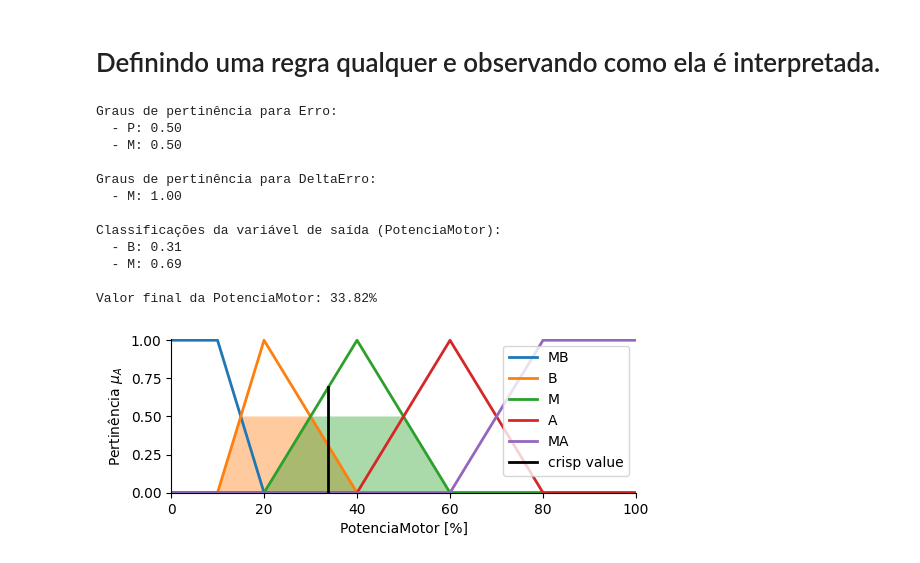
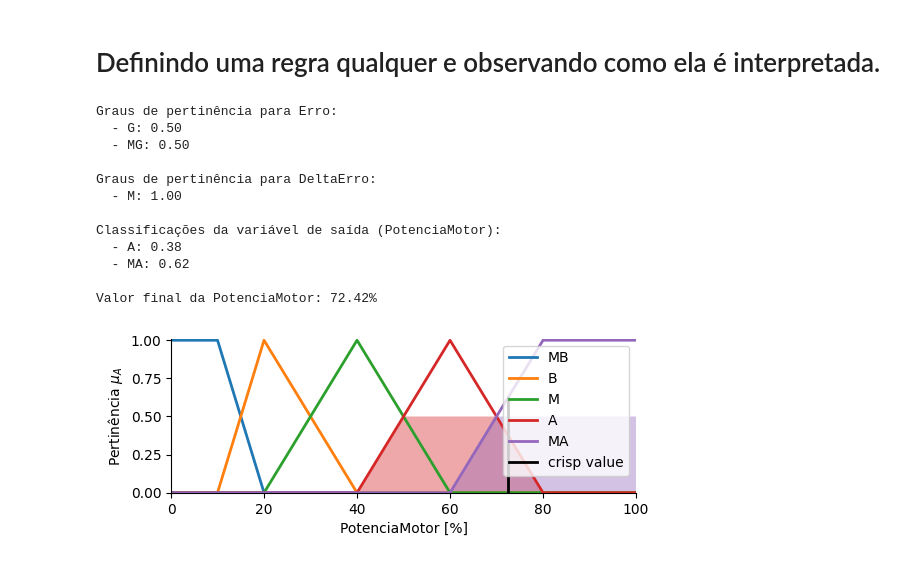
Before and after one commit to leoclamp/Controle_Fuzzy_PD, a Jupyter notebook: fuzzy_PD.ipynb, the cells around one changed output. Drawn from its saved outputs; the diff is of its cells as text; code cells hidden in the pictures.

```diff
--- a/fuzzy_PD.ipynb
+++ b/fuzzy_PD.ipynb
@@ -191,7 +191,7 @@ print(tabulate(pivotTable, headers='keys', tablefmt='fancy_grid', stralign='cent
 ControleErro = ctrl.ControlSystemSimulation(ctrl.ControlSystem(BaseRegras))
 
 # Definindo entradas para Erro e DeltaErro
-ControleErro.input[Erro.label] = 400  # valor desejado para Erro
+ControleErro.input[Erro.label] = 800  # valor desejado para Erro
 ControleErro.input[DeltaErro.label] = 2  # valor desejado para DeltaErro
 
 # Realiza o cálculo do sistema fuzzy
@@ -213,36 +213,36 @@ for delta_nome, delta_mf in DeltaErro.terms.items():
     uI = fuzzy.interp_membership(DeltaErro.universe, delta_mf.mf, ControleErro._get_inputs()[DeltaErro.label])
     if uI > 0:
         print(f"  - {delta_nome}: {uI:.2f}")
         ativacaoDeltaErro.append(delta_nome)
 
 # Valor da variável de saída (PotenciaMotor)
 print(f"\nClassificações da variável de saída ({PotenciaMotor.label}):")
 for termo_nome, termo_mf in PotenciaMotor.terms.items():
     uA = fuzzy.interp_membership(PotenciaMotor.universe, termo_mf.mf, ControleErro.output[PotenciaMotor.label])
     if uA > 0:
         print(f"  - {termo_nome}: {uA:.2f}")
 
 # Exibição gráfica da saída
 PotenciaMotor.view(sim=ControleErro)
 [plt.gca().lines[i].set_linewidth(2) for i in range(len(plt.gca().lines))]
 
 fig = plt.gcf(); axes = fig.gca(); fig.set_size_inches(6, 2)
 axes.set_xlabel(xlabel=f"{PotenciaMotor.label} [%]"); axes.set_ylabel(ylabel=r"Pertinência $\mu_{A}$")
 plt.legend(loc='upper right')
 
 # Resultado final da Potência do Motor
 print(f"\nValor final da {PotenciaMotor.label}: {ControleErro.output[PotenciaMotor.label]:.2f}%")
 # %% [output]
 Graus de pertinência para Erro:
-  - P: 0.50
-  - M: 0.50
+  - G: 0.50
+  - MG: 0.50
 
 Graus de pertinência para DeltaErro:
   - M: 1.00
 
 Classificações da variável de saída (PotenciaMotor):
-  - B: 0.31
-  - M: 0.69
+  - A: 0.38
+  - MA: 0.62
 
-Valor final da PotenciaMotor: 33.82%
+Valor final da PotenciaMotor: 72.42%
-[figure, old version]
+[figure, new version]
```
Also changed, not shown: parts of 2 cells of this notebook.
